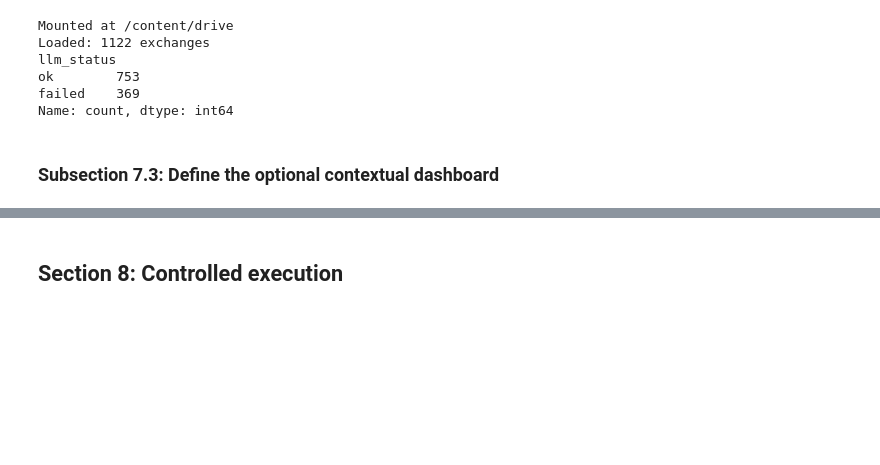
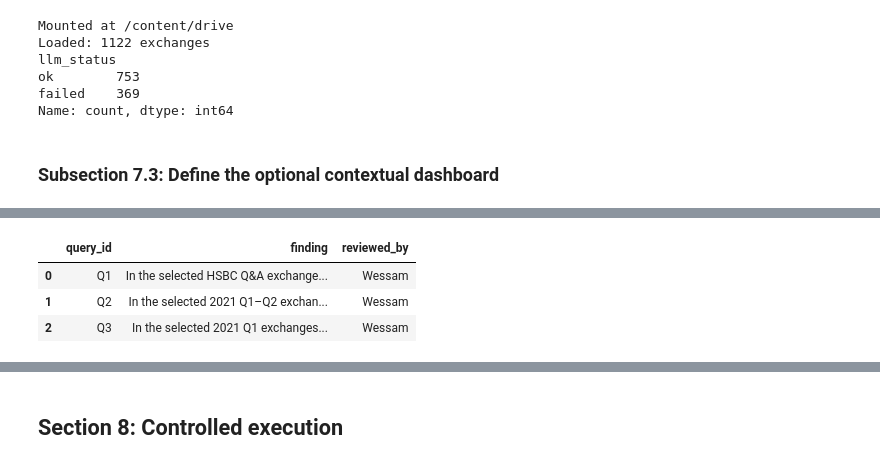
Before and after one commit to Jintoski/CAM_DS_BOE_Team1, a Jupyter notebook: Team1_CAM_EP_Assignment3_notebook_3_llm_signals.ipynb, the cells around one changed output, grey strips where cells are left out. Saved outputs shown, nothing was run; the diff lists cells and outputs as text; code cells hidden in the pictures; blank space fills up the shorter version.

```diff
--- a/Team1_CAM_EP_Assignment3_notebook_3_llm_signals.ipynb
+++ b/Team1_CAM_EP_Assignment3_notebook_3_llm_signals.ipynb
@@ -1945,0 +2475,94 @@ def show_dashboard(features, output_dir=None):
+# %%
+# Save Q3 following Wessam's review and approval.
+# Refresh the extension outputs using saved data; no GPU run is needed.
+
+import json
+import pandas as pd
+from pathlib import Path
+from datetime import datetime, timezone
+
+folder = Path(
+    "data/ws2/"
+    "run_20261009T163647_497637Z/extensions"
+)
+findings_path = folder / "reviewed_findings.csv"
+
+if not findings_path.exists():
+    raise FileNotFoundError(
+        "Run the Section 7.4 extension setup before running this cell."
+    )
+
+record = {
+    "query_id": "Q3",
+    "finding": (
+        "In the selected 2021 Q1 exchanges, HSBC management discussed "
+        "margin pressure through lower interest rates, HIBOR and "
+        "repricing, with expected lending growth supporting net interest "
+        "income. Barclays management focused on whether additional "
+        "deposits would persist and whether to adjust the size and "
+        "duration of its structural hedge."
+    ),
+    "exchange_ids_json": json.dumps([
+        "42ff4ad756f3-x002",
+        "42ff4ad756f3-x015",
+        "5c9f6bef592a-x001",
+    ]),
+    "source_ids_json": json.dumps([]),
+    "counter_evidence": (
+        "Both banks expressed uncertainty. HSBC did not confirm that "
+        "margins had reached their trough; Barclays had not committed "
+        "to substantial hedge changes. These comments do not establish "
+        "which bank managed margins or deposits more effectively."
+    ),
+    "limitations": (
+        "All 12 selected exchanges cover 2021 Q1, several concern other "
+        "subjects, and no external evidence was supplied. The sample "
+        "was selected by keyword and period/ID order from 1,122 "
+        "exchanges and is not representative. Supporting exchanges "
+        "42ff4ad756f3-x002 and 5c9f6bef592a-x001 have failed Phi "
+        "assessments; this finding uses their supplied transcript text, "
+        "rather than accepted Phi classifications. A broader comparison "
+        "needs relevant exchanges across both banks and subsequent "
+        "reporting periods."
+    ),
+    "model": "OpenAI Codex",
+    "model_version": "Not disclosed",
+    "assessed_at": datetime.now(timezone.utc).isoformat(),
+    "reviewed_by": "Wessam",
+}
+
+findings = pd.read_csv(findings_path, keep_default_na=False)
+
+missing_columns = set(record) - set(findings.columns)
+if missing_columns:
+    raise ValueError(
+        f"Missing template columns: {sorted(missing_columns)}"
+    )
+
+# Preserve Q1 and Q2; replace Q3 if this cell is run again.
+findings = findings.loc[findings["query_id"] != "Q3"].copy()
+findings = pd.concat(
+    [findings, pd.DataFrame([record])],
+    ignore_index=True,
+)
+findings.to_csv(findings_path, index=False)
+
+# Keep a separate record of the approved assessment.
+packet_folder = folder / "research_packets"
+packet_folder.mkdir(parents=True, exist_ok=True)
+
+audit_record = {
+    **record,
+    "review_note": "Wessam explicitly approved this finding in the chat.",
+    "timestamp_note": "assessed_at records the save time.",
+}
+(packet_folder / "Q3_reviewed_assessment.json").write_text(
+    json.dumps(audit_record, indent=2, ensure_ascii=False),
+    encoding="utf-8",
+)
+
+run_extensions(folder.parent)
+
+print("Saved Q3. Existing Q1 and Q2 findings were preserved.")
+display(findings[["query_id", "finding", "reviewed_by"]])
+# %% [output]
@@ -1945,0 +2586,4 @@ def show_dashboard(features, output_dir=None):
+|  | query_id | finding | reviewed_by |
+| 0 | Q1 | In the selected HSBC Q&A exchange... | Wessam |
+| 1 | Q2 | In the selected 2021 Q1–Q2 exchan... | Wessam |
+| 2 | Q3 | In the selected 2021 Q1 exchanges... | Wessam |
```
Also changed, not shown: parts of 40 cells of this notebook, 24 other files.
